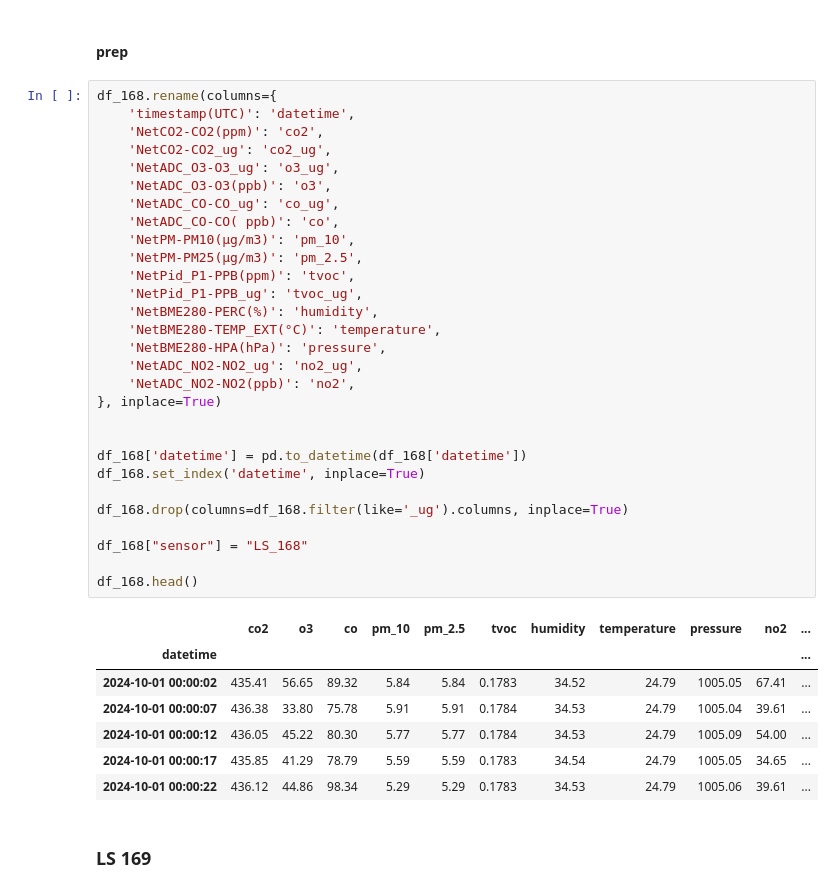
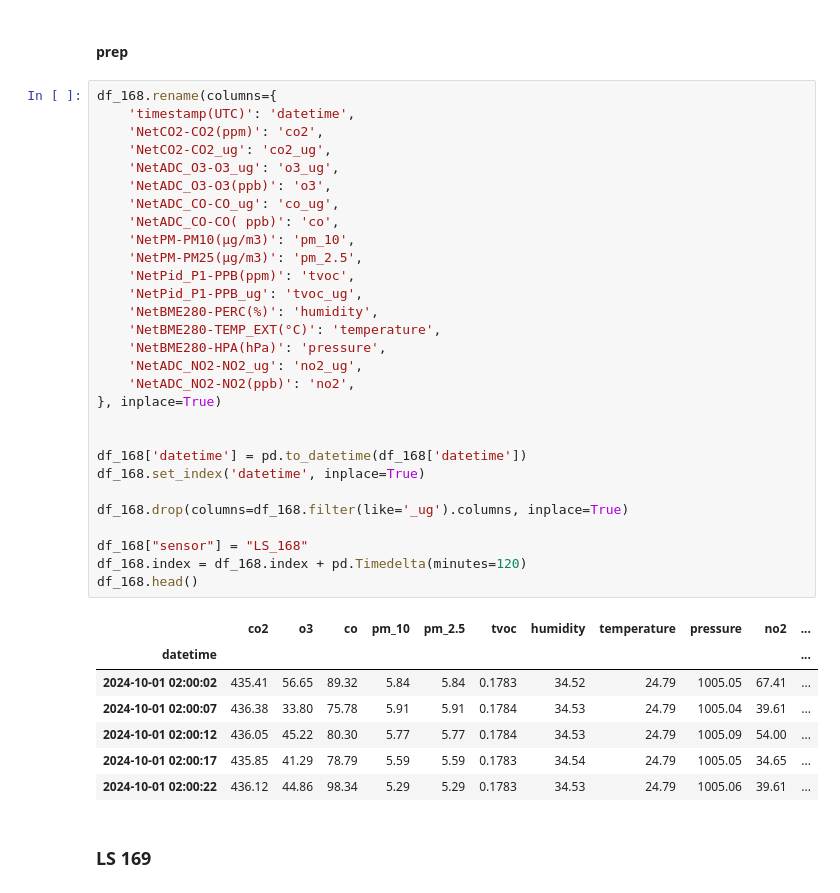
Before and after one commit to valentinopetric/collocation_study, a Jupyter notebook: read_data.ipynb, the cells around one changed output. Cells and saved outputs as stored; diff of their text form.

```diff
--- a/read_data.ipynb
+++ b/read_data.ipynb
@@ -208,39 +208,39 @@ df_168
 df_168.rename(columns={
     'timestamp(UTC)': 'datetime',
     'NetCO2-CO2(ppm)': 'co2',
     'NetCO2-CO2_ug': 'co2_ug',
     'NetADC_O3-O3_ug': 'o3_ug',
     'NetADC_O3-O3(ppb)': 'o3',
     'NetADC_CO-CO_ug': 'co_ug',
     'NetADC_CO-CO( ppb)': 'co',
     'NetPM-PM10(µg/m3)': 'pm_10',
     'NetPM-PM25(µg/m3)': 'pm_2.5',
     'NetPid_P1-PPB(ppm)': 'tvoc',
     'NetPid_P1-PPB_ug': 'tvoc_ug',
     'NetBME280-PERC(%)': 'humidity',
     'NetBME280-TEMP_EXT(°C)': 'temperature',
     'NetBME280-HPA(hPa)': 'pressure',
     'NetADC_NO2-NO2_ug': 'no2_ug',
     'NetADC_NO2-NO2(ppb)': 'no2',
 }, inplace=True)
 
 
 df_168['datetime'] = pd.to_datetime(df_168['datetime'])
 df_168.set_index('datetime', inplace=True)
 
 df_168.drop(columns=df_168.filter(like='_ug').columns, inplace=True)
 
 df_168["sensor"] = "LS_168"
-
+df_168.index = df_168.index + pd.Timedelta(minutes=120)
 df_168.head()
 # %% [output]
 |  | co2 | o3 | co | pm_10 | pm_2.5 | tvoc | humidity | temperature | pressure | no2 | ... |
 | datetime |  |  |  |  |  |  |  |  |  |  | ... |
-| 2024-10-01 00:00:02 | 435.41 | 56.65 | 89.32 | 5.84 | 5.84 | 0.1783 | 34.52 | 24.79 | 1005.05 | 67.41 | ... |
-| 2024-10-01 00:00:07 | 436.38 | 33.80 | 75.78 | 5.91 | 5.91 | 0.1784 | 34.53 | 24.79 | 1005.04 | 39.61 | ... |
-| 2024-10-01 00:00:12 | 436.05 | 45.22 | 80.30 | 5.77 | 5.77 | 0.1784 | 34.53 | 24.79 | 1005.09 | 54.00 | ... |
-| 2024-10-01 00:00:17 | 435.85 | 41.29 | 78.79 | 5.59 | 5.59 | 0.1783 | 34.54 | 24.79 | 1005.05 | 34.65 | ... |
-| 2024-10-01 00:00:22 | 436.12 | 44.86 | 98.34 | 5.29 | 5.29 | 0.1783 | 34.53 | 24.79 | 1005.06 | 39.61 | ... |
+| 2024-10-01 02:00:02 | 435.41 | 56.65 | 89.32 | 5.84 | 5.84 | 0.1783 | 34.52 | 24.79 | 1005.05 | 67.41 | ... |
+| 2024-10-01 02:00:07 | 436.38 | 33.80 | 75.78 | 5.91 | 5.91 | 0.1784 | 34.53 | 24.79 | 1005.04 | 39.61 | ... |
+| 2024-10-01 02:00:12 | 436.05 | 45.22 | 80.30 | 5.77 | 5.77 | 0.1784 | 34.53 | 24.79 | 1005.09 | 54.00 | ... |
+| 2024-10-01 02:00:17 | 435.85 | 41.29 | 78.79 | 5.59 | 5.59 | 0.1783 | 34.54 | 24.79 | 1005.05 | 34.65 | ... |
+| 2024-10-01 02:00:22 | 436.12 | 44.86 | 98.34 | 5.29 | 5.29 | 0.1783 | 34.53 | 24.79 | 1005.06 | 39.61 | ... |
 # %% [markdown]
 ### LS 169
 # %%
```
Also changed, not shown: parts of 1 cell of this notebook, 7 other files.
